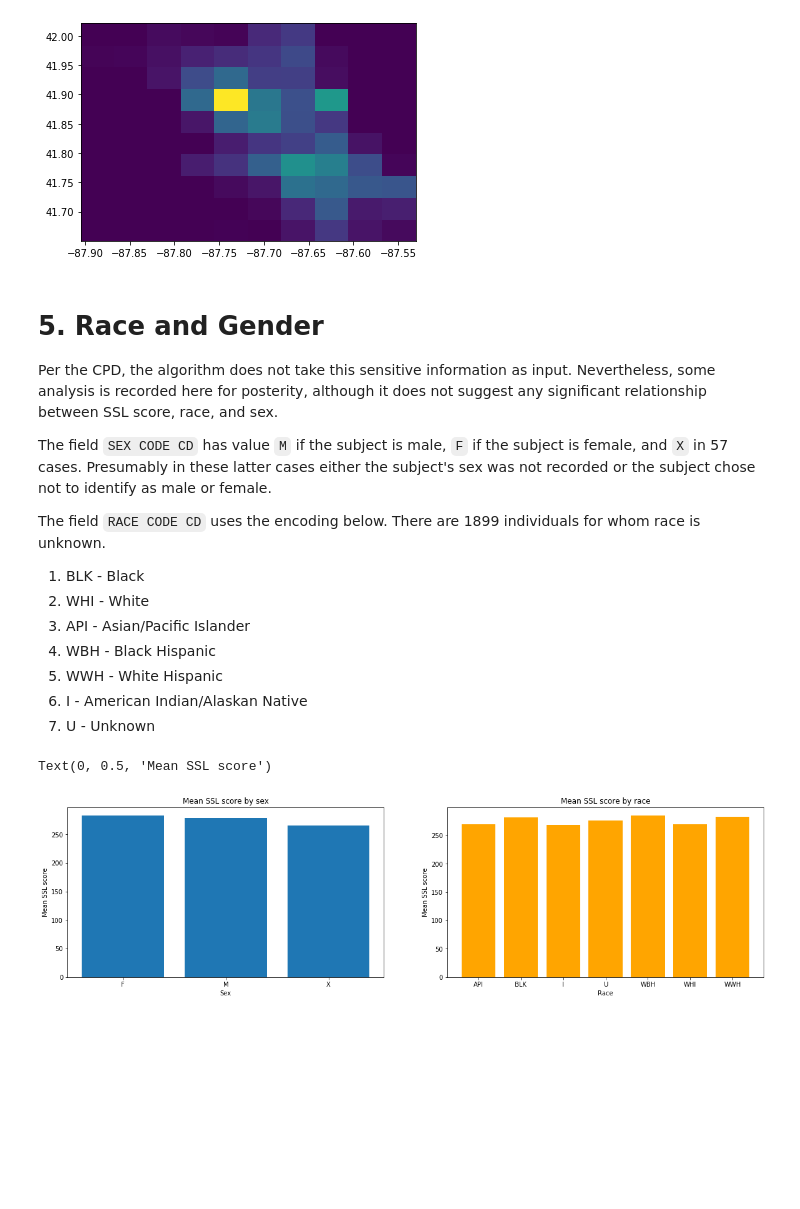
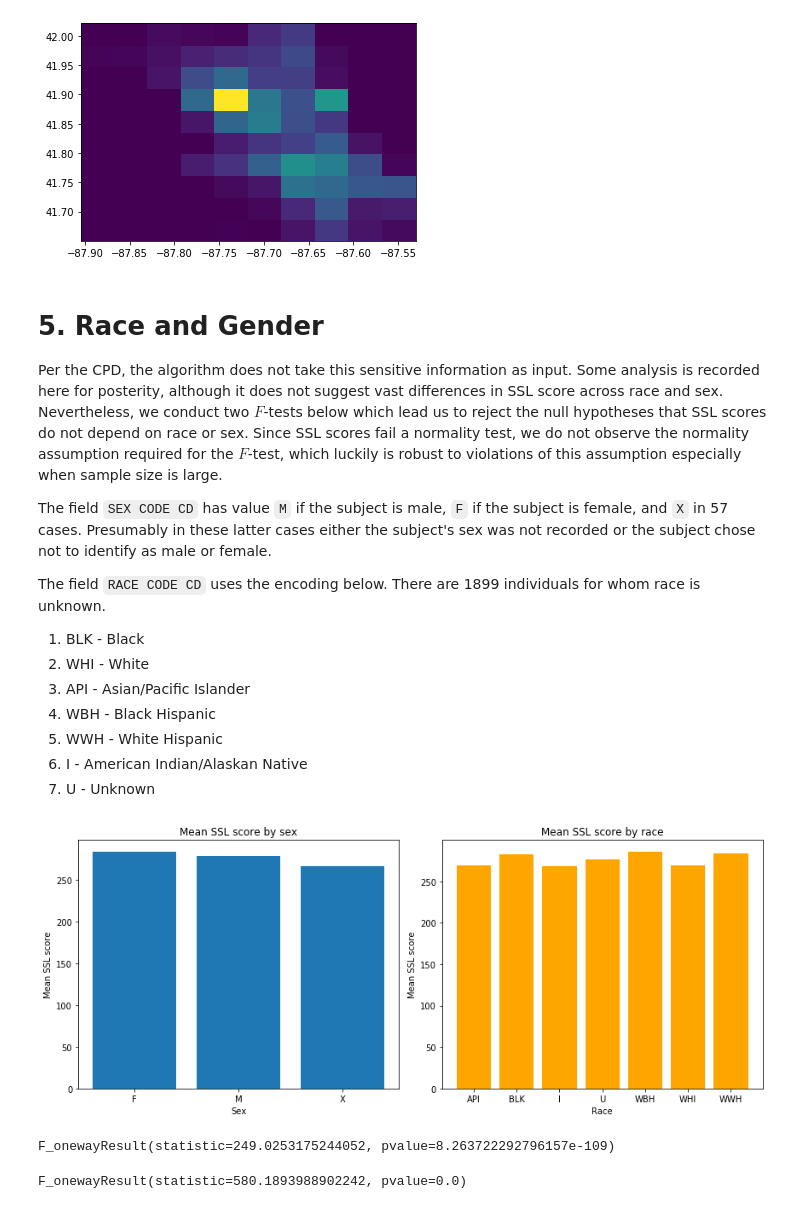
Before and after one commit to EthanSargent/Strategic-Subject-Algorithm, a Jupyter notebook: EDA.ipynb, the cells around one changed output. Cells and saved outputs as stored; diff of their text form; code cells hidden in the pictures; blank space fills up the shorter version.

```diff
--- a/EDA.ipynb
+++ b/EDA.ipynb
@@ -281,7 +358,7 @@ plt.show()
 [figure]
 # %% [markdown]
 # 5. Race and Gender
-Per the CPD, the algorithm does not take this sensitive information as input. Nevertheless, some analysis is recorded here for posterity, although it does not suggest any significant relationship between SSL score, race, and sex.
+Per the CPD, the algorithm does not take this sensitive information as input. Some analysis is recorded here for posterity, although it does not suggest vast differences in SSL score across race and sex. Nevertheless, we conduct two $F$-tests below which lead us to reject the null hypotheses that SSL scores do not depend on race or sex. Since SSL scores fail a normality test, we do not observe the normality assumption required for the $F$-test, which luckily is robust to violations of this assumption especially when sample size is large.
 
 The field `SEX CODE CD` has value `M` if the subject is male, `F` if the subject is female, and `X` in 57 cases. Presumably in these latter cases either the subject's sex was not recorded or the subject chose not to identify as male or female.
 
@@ -296,20 +373,39 @@ The field `RACE CODE CD` uses the encoding below. There are 1899 individuals for
     <li> U - Unknown
 </ol>
 # %%
-plt.subplots(figsize=(20,5))
+plt.subplots(figsize=(12,5))
 plt.subplot(1,2,1)
 sex_means = df[['SEX CODE CD','SSL SCORE']].groupby(['SEX CODE CD']).mean()
 plt.bar(list(range(3)), sex_means['SSL SCORE'].values, tick_label=sex_means.index)
 plt.title("Mean SSL score by sex")
 plt.xlabel("Sex")
 plt.ylabel("Mean SSL score")
 
 plt.subplot(1,2,2)
 race_means = df[['RACE CODE CD','SSL SCORE']].groupby(['RACE CODE CD']).mean()
 plt.bar(list(range(7)), race_means['SSL SCORE'].values, tick_label=race_means.index,color='orange')
 plt.title("Mean SSL score by race")
 plt.xlabel("Race")
 plt.ylabel("Mean SSL score")
+plt.tight_layout()
+plt.show()
 # %% [output]
-Text(0, 0.5, 'Mean SSL score')
-[figure, old version]
+[figure, new version]
+# %%
+from scipy.stats import f_oneway
+
+men_ssls = df[df['SEX CODE CD'] == 'M']['SSL SCORE'].values
+women_ssls = df[df['SEX CODE CD'] == 'F']['SSL SCORE'].values
+x_ssls = df[df['SEX CODE CD'] == 'X']['SSL SCORE'].values
+
+f_oneway(men_ssls, women_ssls, x_ssls)
+# %% [output]
+F_onewayResult(statistic=249.0253175244052, pvalue=8.263722292796157e-109)
+# %%
+race_ssl = []
+for race in set(df['RACE CODE CD'].values):
+    race_ssl.append(df[df['RACE CODE CD'] == race]['SSL SCORE'].values)
+
+f_oneway(*race_ssl)
+# %% [output]
+F_onewayResult(statistic=580.1893988902242, pvalue=0.0)
```
Also changed, not shown: parts of 29 cells of this notebook, 46 other files.
